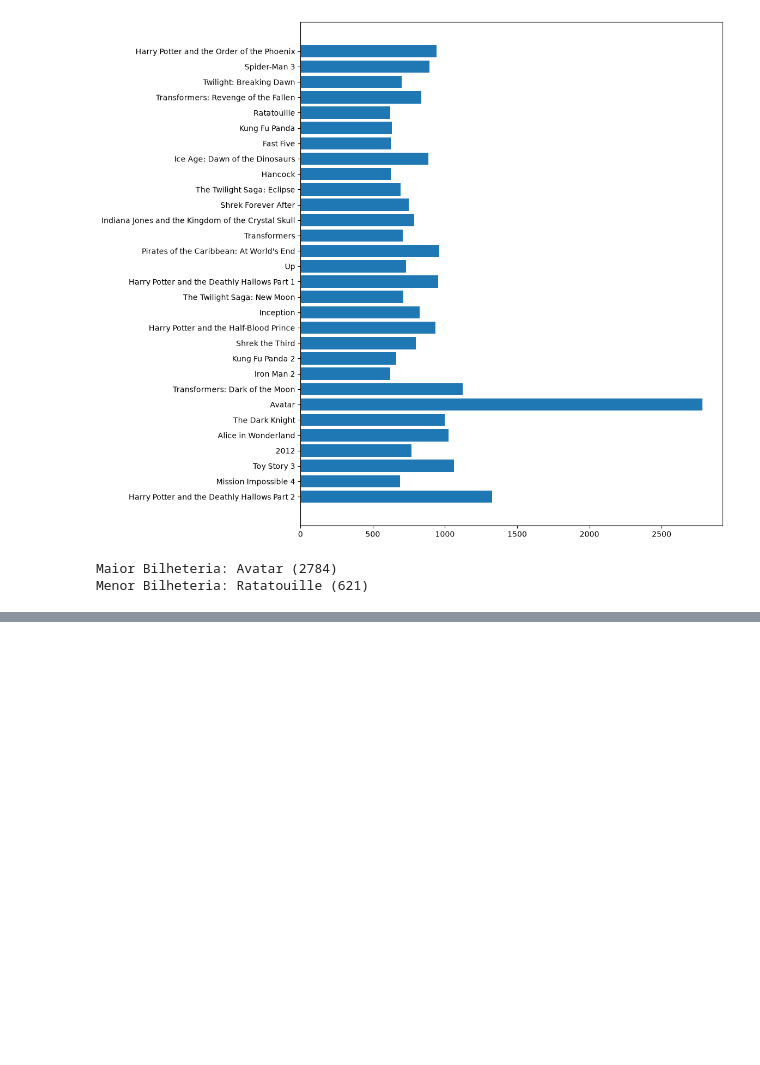
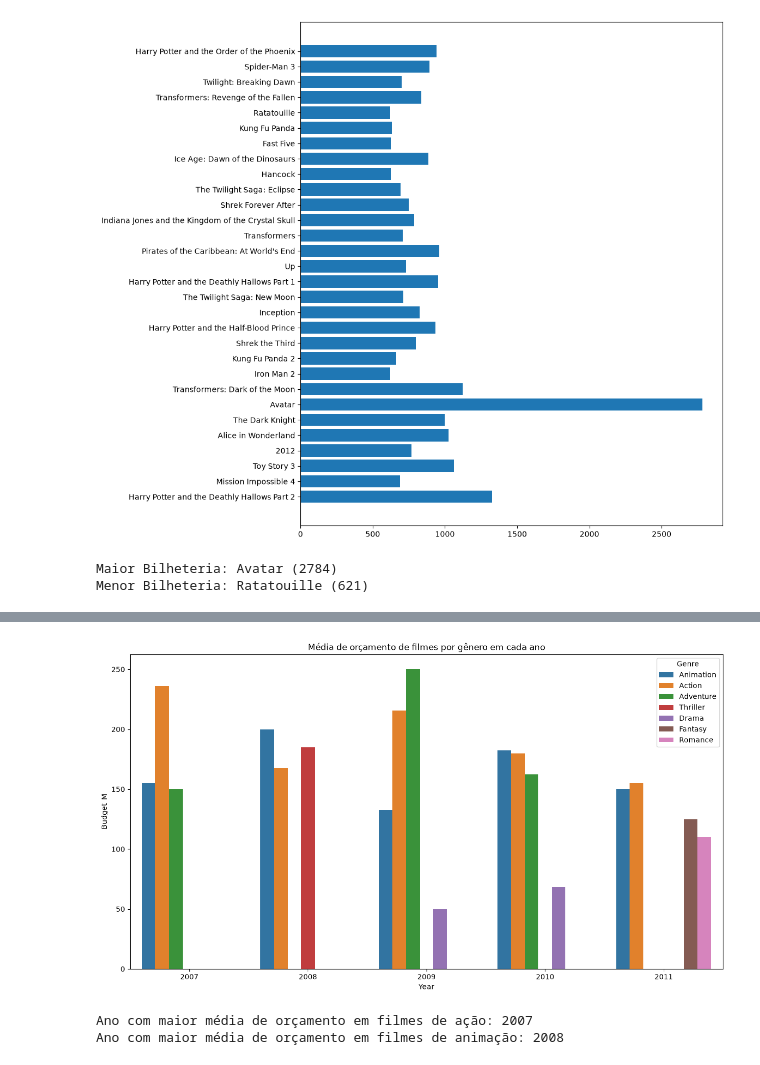
Before and after one commit to devarthurlima/data-visualization-course, a Jupyter notebook: Aula2/tarefa1.ipynb, the cells around one changed output, grey strips where cells are left out. Drawn from its saved outputs; the diff is of its cells as text; code cells hidden in the pictures; blank space fills up the shorter version.

```diff
--- a/Aula2/tarefa1.ipynb
+++ b/Aula2/tarefa1.ipynb
@@ -42,0 +55,14 @@ Menor Bilheteria: Ratatouille (621)
+# %%
+# 5.Crie uma visualização que mostre a média de orçamento de filmes por gênero em cada ano. Em que ano os filmes de ação tiveram maior média de orçamento? E em que ano os filmes de animação tiveram a maior média de orçamento?
+
+plt.figure(figsize=(15,8))
+plt.title('Média de orçamento de filmes por gênero em cada ano')
+sns.barplot(x="Year", y = 'Budget_M' , errorbar = None, hue= 'Genre', data=df)
+plt.show()
+
+print("Ano com maior média de orçamento em filmes de ação: 2007")
+print("Ano com maior média de orçamento em filmes de animação: 2008")
+# %% [output]
+[figure, added]
+Ano com maior média de orçamento em filmes de ação: 2007
+Ano com maior média de orçamento em filmes de animação: 2008
```
Also changed, not shown: parts of 3 cells of this notebook, 1 other file.
